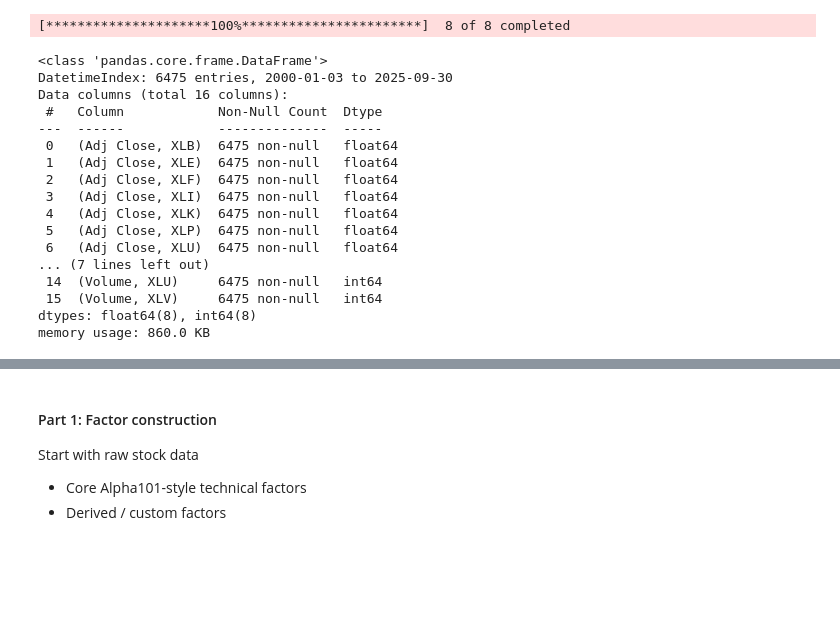
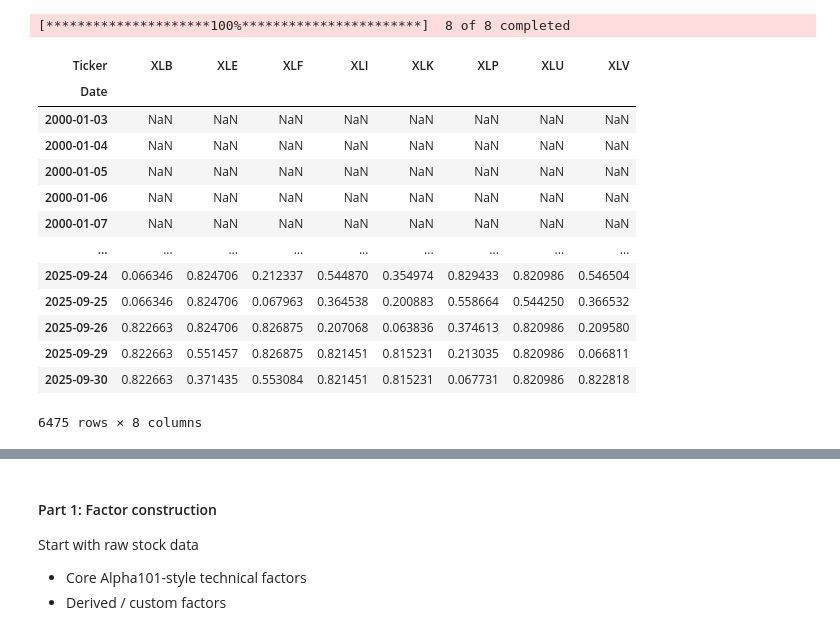
Before and after one commit to changjulian17/mqf_practice, a Jupyter notebook: QF603_Quant_Analysis_Fin_Markets/Raymon_code/Du pipeline_v2.ipynb, the cells around one changed output, grey strips where cells are left out. Saved outputs shown, nothing was run; the diff lists cells and outputs as text; code cells hidden in the pictures; blank space fills up the shorter version.

Commit message:
updated some alphas101 but still need to validate NAN of resulting alphas

```diff
--- a/QF603_Quant_Analysis_Fin_Markets/Raymon_code/Du pipeline_v2.ipynb
+++ b/QF603_Quant_Analysis_Fin_Markets/Raymon_code/Du pipeline_v2.ipynb
@@ -34,21 +32,2 @@ stock_data = stock_data.loc[:,['Adj Close','Volume']]
 # %%
-# inspect missingness of the data
-stock_data.info()
+stock_data = stock_data.drop(columns=['Close']).rename(columns={'Adj Close':'Close'})
-# %% [output]
-<class 'pandas.core.frame.DataFrame'>
-DatetimeIndex: 6475 entries, 2000-01-03 to 2025-09-30
-Data columns (total 16 columns):
- #   Column            Non-Null Count  Dtype
----  ------            --------------  -----
- 0   (Adj Close, XLB)  6475 non-null   float64
- 1   (Adj Close, XLE)  6475 non-null   float64
- 2   (Adj Close, XLF)  6475 non-null   float64
- 3   (Adj Close, XLI)  6475 non-null   float64
- 4   (Adj Close, XLK)  6475 non-null   float64
- 5   (Adj Close, XLP)  6475 non-null   float64
- 6   (Adj Close, XLU)  6475 non-null   float64
-... (7 lines left out)
- 14  (Volume, XLU)     6475 non-null   int64
- 15  (Volume, XLV)     6475 non-null   int64
-dtypes: float64(8), int64(8)
-memory usage: 860.0 KB
@@ -65,0 +34,22 @@ returns_df.dropna(inplace = True)
+# %%
+# Calculate returns for each ticker separately
+returns = stock_data['Close'].pct_change()
+
+# Add as new top-level column
+for ticker in tickers:
+    stock_data[('Returns', ticker)] = returns[ticker]
+# %%
+import importlib.util
+import sys
+
+# Load the module with importlib
+spec = importlib.util.spec_from_file_location(
+    "alpha_module",
+    "/Users/ju/Projects/00_SMU/mqf_practice/QF603_Quant_Analysis_Fin_Markets/Raymon_code/WorldQuant_alpha101_code-master/alphas.py"
+)
+alpha_module = importlib.util.module_from_spec(spec)
+sys.modules["alpha_module"] = alpha_module
+spec.loader.exec_module(alpha_module)
+
+# Now you can use it
+Alphas = alpha_module.Alphas
@@ -65,0 +58,19 @@ returns_df.dropna(inplace = True)
+# %%
+Alphas = alpha_module.Alphas(stock_data)
+# %%
+Alphas.alpha001()  # Example usage of an alpha function
+# %% [output]
+| Ticker | XLB | XLE | XLF | XLI | XLK | XLP | XLU | XLV |
+| Date |  |  |  |  |  |  |  |  |
+| 2000-01-03 | NaN | NaN | NaN | NaN | NaN | NaN | NaN | NaN |
+| 2000-01-04 | NaN | NaN | NaN | NaN | NaN | NaN | NaN | NaN |
+| 2000-01-05 | NaN | NaN | NaN | NaN | NaN | NaN | NaN | NaN |
+| 2000-01-06 | NaN | NaN | NaN | NaN | NaN | NaN | NaN | NaN |
+| 2000-01-07 | NaN | NaN | NaN | NaN | NaN | NaN | NaN | NaN |
+| ... | ... | ... | ... | ... | ... | ... | ... | ... |
+| 2025-09-24 | 0.066346 | 0.824706 | 0.212337 | 0.544870 | 0.354974 | 0.829433 | 0.820986 | 0.546504 |
+| 2025-09-25 | 0.066346 | 0.824706 | 0.067963 | 0.364538 | 0.200883 | 0.558664 | 0.544250 | 0.366532 |
+| 2025-09-26 | 0.822663 | 0.824706 | 0.826875 | 0.207068 | 0.063836 | 0.374613 | 0.820986 | 0.209580 |
+| 2025-09-29 | 0.822663 | 0.551457 | 0.826875 | 0.821451 | 0.815231 | 0.213035 | 0.820986 | 0.066811 |
+| 2025-09-30 | 0.822663 | 0.371435 | 0.553084 | 0.821451 | 0.815231 | 0.067731 | 0.820986 | 0.822818 |
+6475 rows × 8 columns
```
Also changed, not shown: parts of 26 cells of this notebook, 3 other files.
